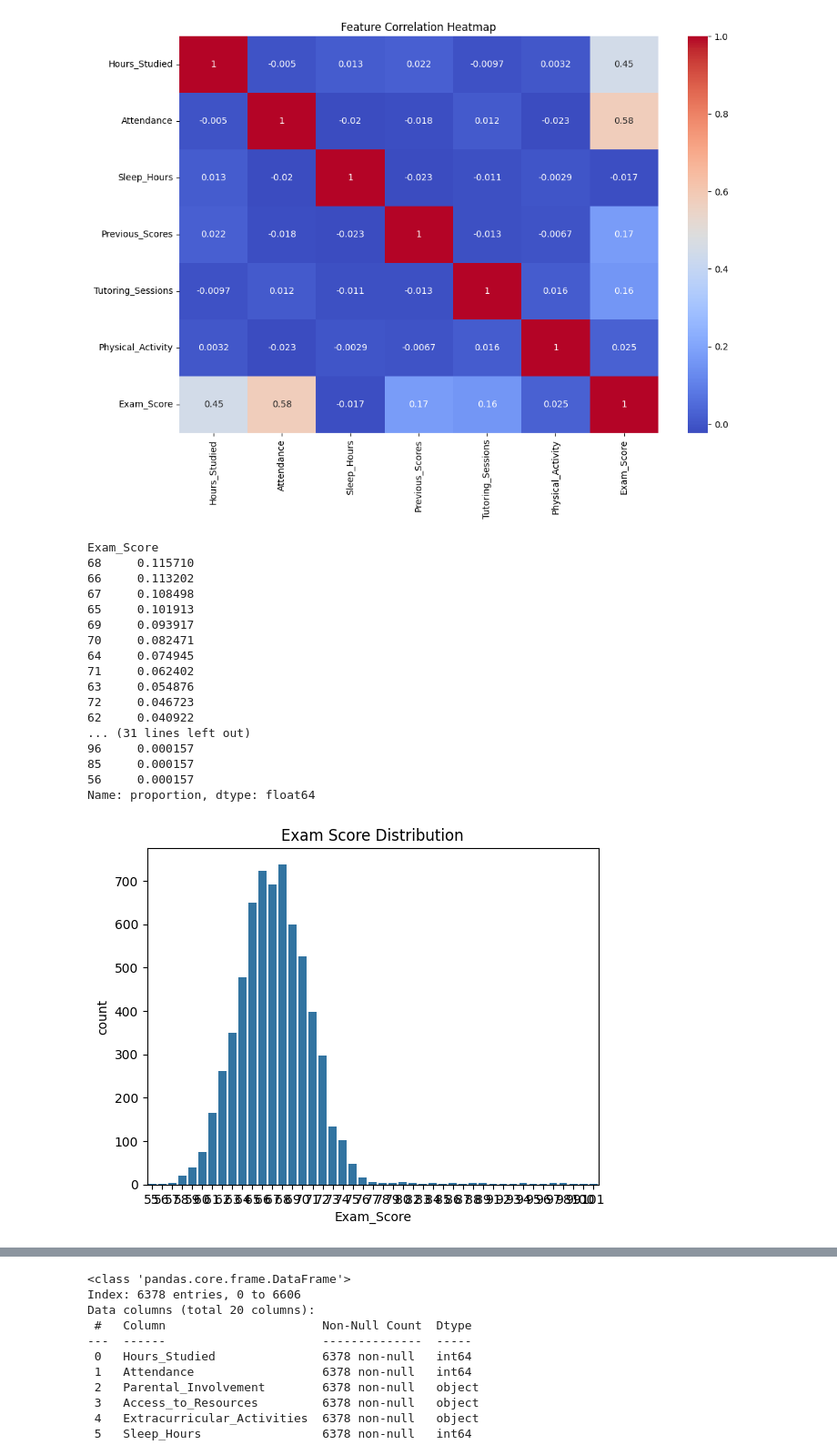
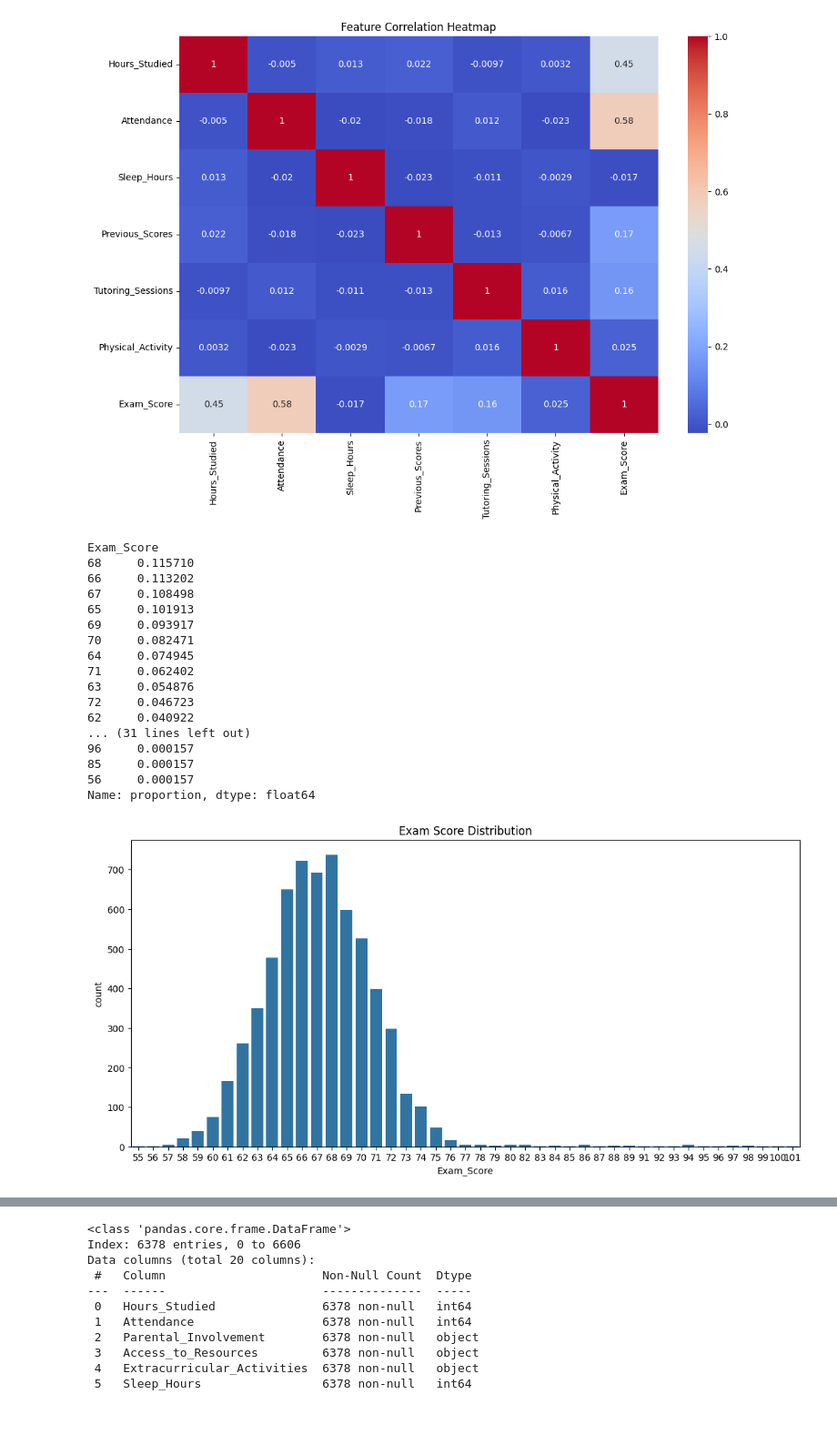
Before and after one commit to samintelguru/StudentPerformanceProject, a Jupyter notebook: Student_Performance.ipynb, the cells around one changed output, grey strips where cells are left out. Shown: that part at 91% size. Drawn from its saved outputs; the diff is of its cells as text; code cells hidden in the pictures; blank space fills up the shorter version.

```diff
--- a/Student_Performance.ipynb
+++ b/Student_Performance.ipynb
@@ -259,30 +289,31 @@ plt.show()
 # %%
 import matplotlib.pyplot as plt
 import seaborn as sns
+plt.figure(figsize=(13,6))
 sns.countplot(x='Exam_Score', data=df)
 plt.title("Exam Score Distribution")
 
 
 print(df['Exam_Score'].value_counts(normalize=True))
 # %% [output]
 Exam_Score
 68     0.115710
 66     0.113202
 67     0.108498
 65     0.101913
 69     0.093917
 70     0.082471
 64     0.074945
 71     0.062402
 63     0.054876
 72     0.046723
 62     0.040922
 ... (31 lines left out)
 96     0.000157
 85     0.000157
 56     0.000157
 Name: proportion, dtype: float64
-[figure, old version]
+[figure, new version]
 # %%
 from sklearn.model_selection import train_test_split
 from sklearn.ensemble import RandomForestRegressor
```
Also changed, not shown: parts of 11 cells of this notebook.
